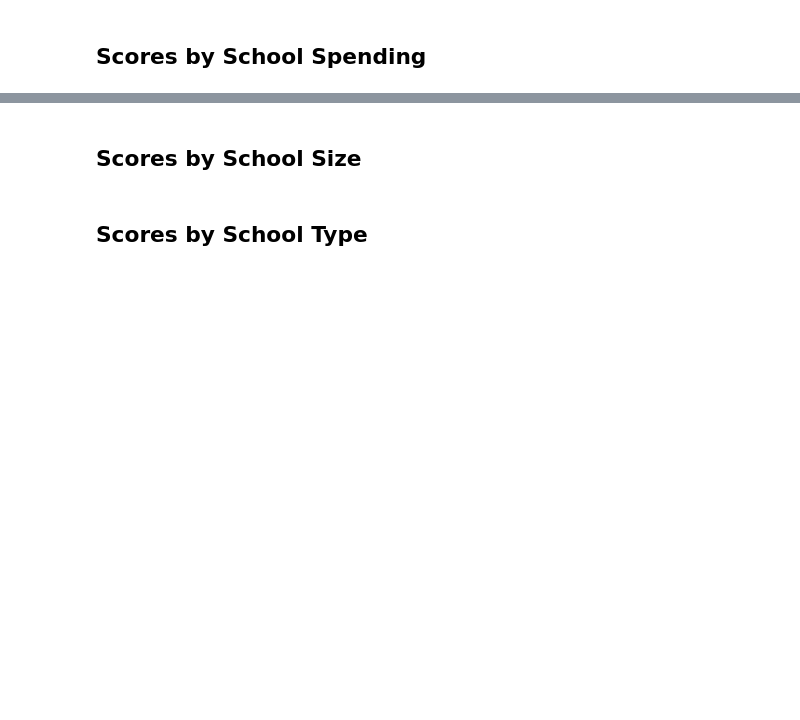
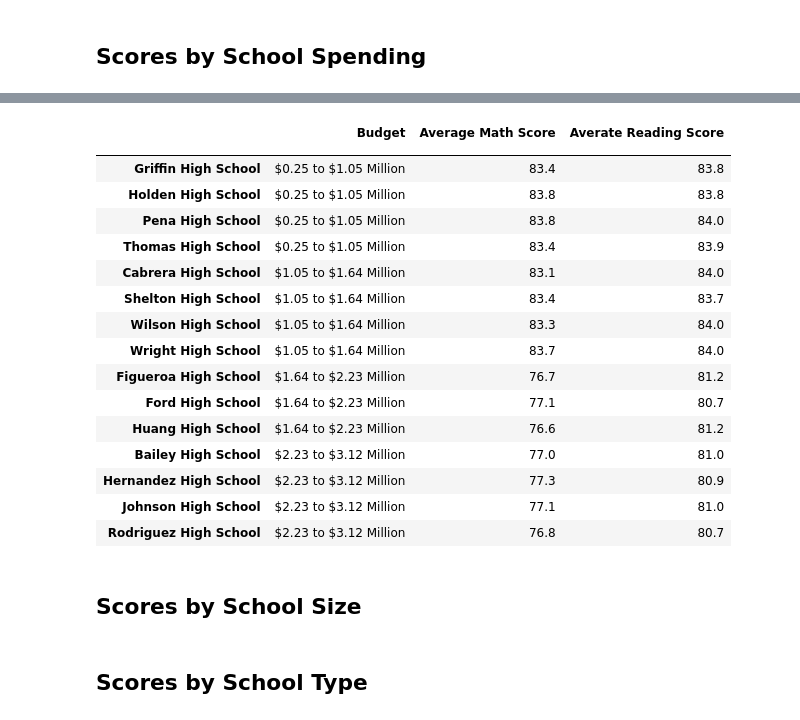
Before and after one commit to AlbertoV5/tec-data-04-dataframes, a Jupyter notebook: PyCitySchools_Challenge.ipynb, the cells around one changed output, grey strips where cells are left out. Drawn from its saved outputs; the diff is of its cells as text; code cells hidden in the pictures; blank space fills up the shorter version.

```diff
--- a/PyCitySchools_Challenge.ipynb
+++ b/PyCitySchools_Challenge.ipynb
@@ -358,0 +466,17 @@ ths_passing_reading_percentage
+# %%
+# Establish the spending bins and group names.
+if school_data_complete_df.index.name != "school_name":
+    school_data_complete_df = school_data_complete_df.set_index("school_name")
+budget = school_data_complete_df.drop_duplicates(subset="budget")["budget"]
+min_budget = budget.min()
+max_budget = budget.max()
+mean_budget = budget.mean()
+quartile_lower = budget.quantile(0.25)
+quartile_mid = budget.quantile(0.5)
+quartile_upper = budget.quantile(0.75)
+# Categorize spending based on the bins.
+bins = [min_budget - 1, quartile_lower, mean_budget, quartile_upper, max_budget]
+labels = [f"${bins[i]/1000000:,.2f} to ${bins[i+1]/1000000:,.2f} Million" for i in range(len(bins) - 1)]
+bins, labels
+spending_category_series = pd.cut(budget, bins, labels=labels)
+spending_category_series
@@ -359,3 +502,32 @@ ths_passing_reading_percentage
+# %%
+# Calculate averages for the desired columns.
+# Create the DataFrame
+# Format the DataFrame
+spending_df = pd.DataFrame(
+    {"Budget": spending_category_series,
+    "Average Math Score": per_school_math_average.map(format_number),
+    "Averate Reading Score": per_school_reading_average.map(format_number)}
+)
+spending_df.index.name = ""
+spending_df.sort_values(by="Budget", ascending=True)
+# %% [output]
+|  | Budget | Average Math Score | Averate Reading Score |
+|  |  |  |  |
+| Griffin High School | $0.25 to $1.05 Million | 83.4 | 83.8 |
+| Holden High School | $0.25 to $1.05 Million | 83.8 | 83.8 |
+| Pena High School | $0.25 to $1.05 Million | 83.8 | 84.0 |
+| Thomas High School | $0.25 to $1.05 Million | 83.4 | 83.9 |
+| Cabrera High School | $1.05 to $1.64 Million | 83.1 | 84.0 |
+| Shelton High School | $1.05 to $1.64 Million | 83.4 | 83.7 |
+| Wilson High School | $1.05 to $1.64 Million | 83.3 | 84.0 |
+| Wright High School | $1.05 to $1.64 Million | 83.7 | 84.0 |
+| Figueroa High School | $1.64 to $2.23 Million | 76.7 | 81.2 |
+| Ford High School | $1.64 to $2.23 Million | 77.1 | 80.7 |
+| Huang High School | $1.64 to $2.23 Million | 76.6 | 81.2 |
+| Bailey High School | $2.23 to $3.12 Million | 77.0 | 81.0 |
+| Hernandez High School | $2.23 to $3.12 Million | 77.3 | 80.9 |
+| Johnson High School | $2.23 to $3.12 Million | 77.1 | 81.0 |
+| Rodriguez High School | $2.23 to $3.12 Million | 76.8 | 80.7 |
 # %% [markdown]
 ## Scores by School Size
 # %%
```
Also changed, not shown: parts of 20 cells of this notebook.
